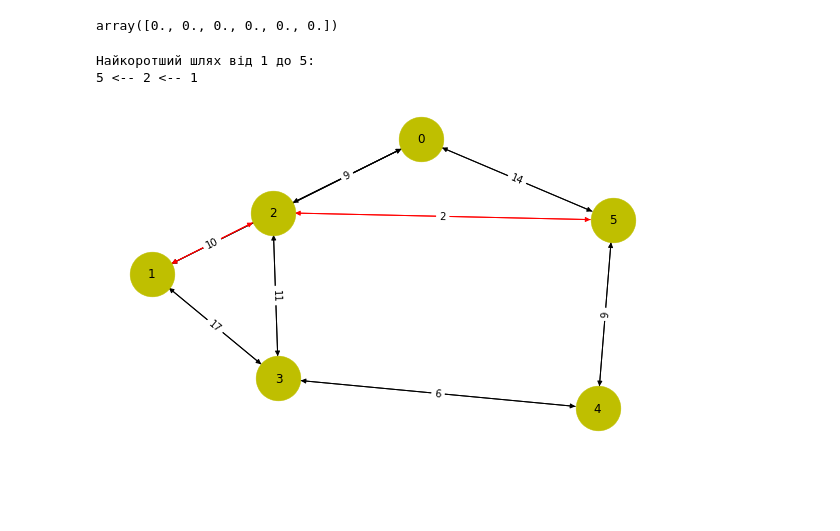
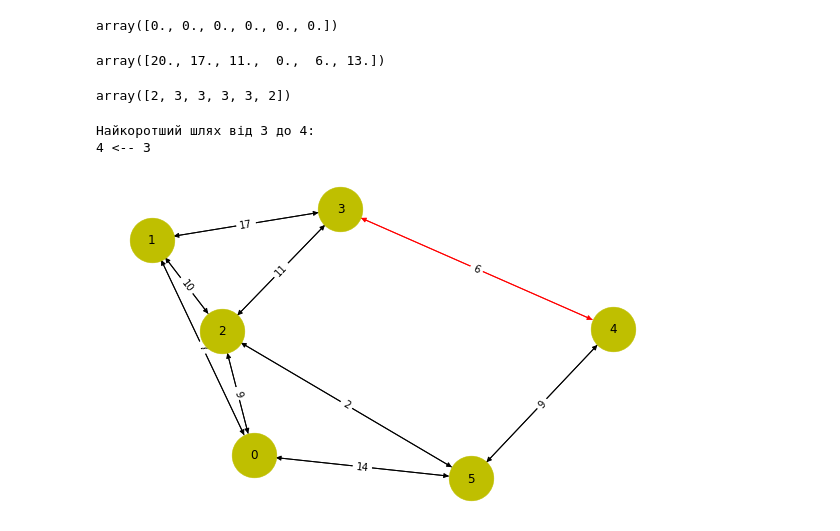
Before and after one commit to radiukpavlo/my-operations-research, a Jupyter notebook: or_assign-7_algorithm-dijkstra.ipynb, the cells around one changed output. Cells and saved outputs as stored; diff of their text form; code cells hidden in the pictures; blank space fills up the shorter version.

```diff
--- a/or_assign-7_algorithm-dijkstra.ipynb
+++ b/or_assign-7_algorithm-dijkstra.ipynb
@@ -47,5 +47,9 @@ plt.show()
 
 distance = np.zeros(N)
 visited = np.ones(N)
-origin = int(input("Початковий вузол: "))
-goal = int(input("Цільовий вузол: "))
+
+#origin = int(input("Початковий вузол: "))
+#goal = int(input("Цільовий вузол: "))
+
+origin = 3
+goal = 4
@@ -69,7 +70,7 @@ for j in range(N):
     distance[j] = Adj[origin,j]
     pred[j] = origin
 
-while(np.sum(visited) > 0):
+while np.sum(visited) > 0:
   temp = np.copy(distance)
   temp[visited == 0] = 10e10
   vmin = np.argmin(temp)
@@ -87,31 +88,39 @@ Wall time: 998 µs
 visited
 # %% [output]
 array([0., 0., 0., 0., 0., 0.])
+# %%
+distance
+# %% [output]
+array([20., 17., 11.,  0.,  6., 13.])
+# %%
+pred
+# %% [output]
+array([2, 3, 3, 3, 3, 2])
 # %%
-# Зображення найкоротшого на шляху
+# Зображення найкоротшого шляху на графі
 
 previous = pred[goal]
 path = [(previous, goal),(goal, previous)]
 print("Найкоротший шлях від " + str(origin) + " до " + str(goal) +
       ":\n" + str(goal) + " <-- " + str(previous), end="")
 
-while(previous != origin):
+while previous != origin:
   path.append((previous, pred[previous]))
   path.append((pred[previous], previous))
   previous = pred[previous]
   print(" <-- "+str(previous), end="")
 
 edge_colors = ['black' if not edge in path else 'red' for edge in G.edges()]
 
 pos=nx.spring_layout(G)
 edge_labels=dict([((u, v,),d['weight'])
                  for u, v, d in G.edges(data=True)])
 
 nx.draw_networkx(G, pos, node_size=2000, node_color='y', edge_color=edge_colors)
 nx.draw_networkx_edge_labels(G, pos, edge_labels=edge_labels)
 plt.axis('off')
 plt.show()
 # %% [output]
-Найкоротший шлях від 1 до 5:
-5 <-- 2 <-- 1
+Найкоротший шлях від 3 до 4:
+4 <-- 3
-[figure, old version]
+[figure, new version]
```
Also changed, not shown: parts of 3 cells of this notebook.
